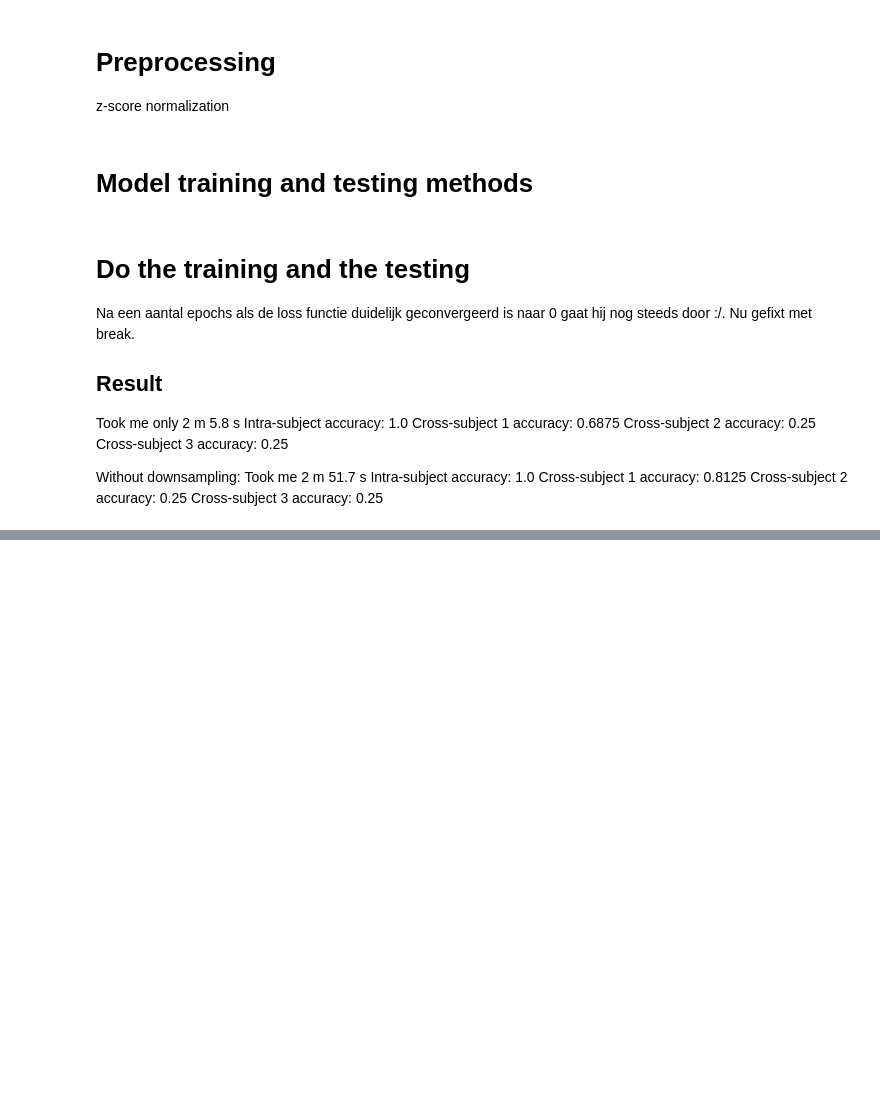
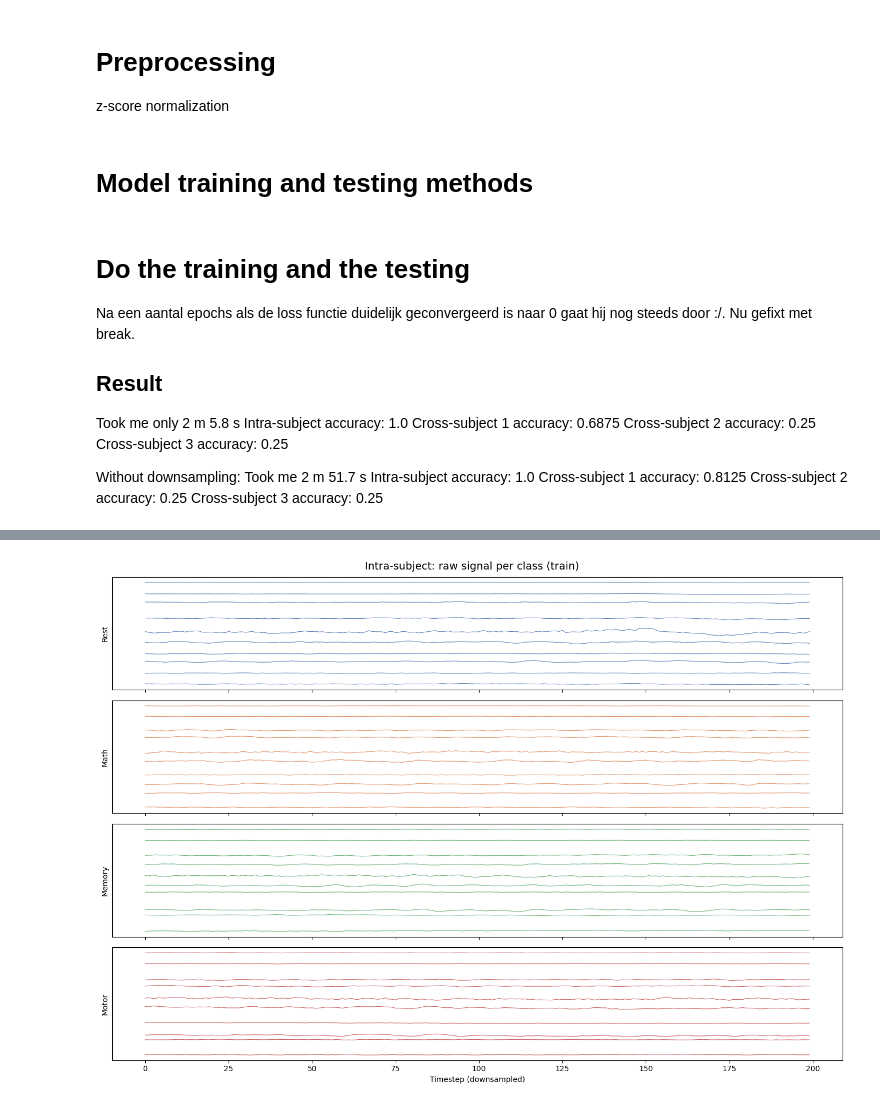
Before and after one commit to letimrgb/DeepLearning, a Jupyter notebook: Project2/project2.ipynb, the cells around one changed output, grey strips where cells are left out. Cells and saved outputs as stored; diff of their text form; code cells hidden in the pictures; blank space fills up the shorter version.

```diff
--- a/Project2/project2.ipynb
+++ b/Project2/project2.ipynb
@@ -278,0 +292,11 @@ Cross-subject 3 accuracy: 0.25
+# %%
+import numpy as np
+import matplotlib.pyplot as plt
+import matplotlib.gridspec as gridspec
+from sklearn.metrics import confusion_matrix, ConfusionMatrixDisplay, classification_report
+import torch
+from torch.utils.data import DataLoader
+import mne
+
+LABEL_NAMES = ["Rest", "Math", "Memory", "Motor"]
+COLORS      = ["#4C72B0", "#DD8452", "#55A868", "#C44E52"]
@@ -278,0 +306,68 @@ Cross-subject 3 accuracy: 0.25
+# %%
+def plot_raw_samples(x, y, n_sensors=10, n_timesteps=200, title="Raw signal samples"):
+    """
+    Plot the first `n_sensors` channels for one example per class.
+    x : (n_samples, channels, timesteps)
+    y : (n_samples,)
+    """
+    fig, axes = plt.subplots(4, 1, figsize=(14, 10), sharex=True)
+    fig.suptitle(title, fontsize=14)
+
+    for label_idx, (label_name, color) in enumerate(zip(LABEL_NAMES, COLORS)):
+        ax = axes[label_idx]
+        matches = np.where(y == label_idx)[0]
+        if len(matches) == 0:
+            ax.set_ylabel(label_name)
+            ax.text(0.5, 0.5, "No samples", transform=ax.transAxes, ha="center")
+            continue
+
+        sample = x[matches[0], :n_sensors, :n_timesteps]  # (n_sensors, t)
+        t = np.arange(sample.shape[1])
+
+        # offset each sensor trace vertically so they don't overlap
+        offset = 3.0
+        for i, trace in enumerate(sample):
+            ax.plot(t, trace + i * offset, color=color, linewidth=0.8, alpha=0.85)
+
+        ax.set_ylabel(label_name, fontsize=10)
+        ax.set_yticks([])
+
+    axes[-1].set_xlabel("Timestep (downsampled)")
+    plt.tight_layout()
+    plt.savefig("figs/raw_signal_samples.png", dpi=150)
+    plt.show()
+
+plot_raw_samples(x_train_intra, y_train_intra, title="Intra-subject: raw signal per class (train)")
+
+def plot_class_distribution(*datasets):
+    """
+    datasets : list of (name, y_array) tuples
+    """
+    n = len(datasets)
+    fig, axes = plt.subplots(1, n, figsize=(4 * n, 4))
+    if n == 1:
+        axes = [axes]
+
+    for ax, (name, y) in zip(axes, datasets):
+        counts = [np.sum(y == i) for i in range(4)]
+        bars = ax.bar(LABEL_NAMES, counts, color=COLORS)
+        ax.set_title(name, fontsize=10)
+        ax.set_ylabel("Sample count")
+        for bar, count in zip(bars, counts):
+            ax.text(bar.get_x() + bar.get_width() / 2, bar.get_height() + 0.1,
+                    str(count), ha="center", va="bottom", fontsize=9)
+
+    plt.suptitle("Class distribution", fontsize=13)
+    plt.tight_layout()
+    plt.savefig("figs/class_distribution.png", dpi=150)
+    plt.show()
+
+plot_class_distribution(
+    ("Intra train",  y_train_intra),
+    ("Intra test",   y_test_intra),
+    ("Cross train",  y_train_cross),
+    ("Cross test1",  y_test_cross1),
+    ("Cross test2",  y_test_cross2),
+    ("Cross test3",  y_test_cross3),
+)
+# %% [output]
@@ -278,0 +375 @@ Cross-subject 3 accuracy: 0.25
+[figure, added]
```
Also changed, not shown: parts of 20 cells of this notebook, 1 other file.
